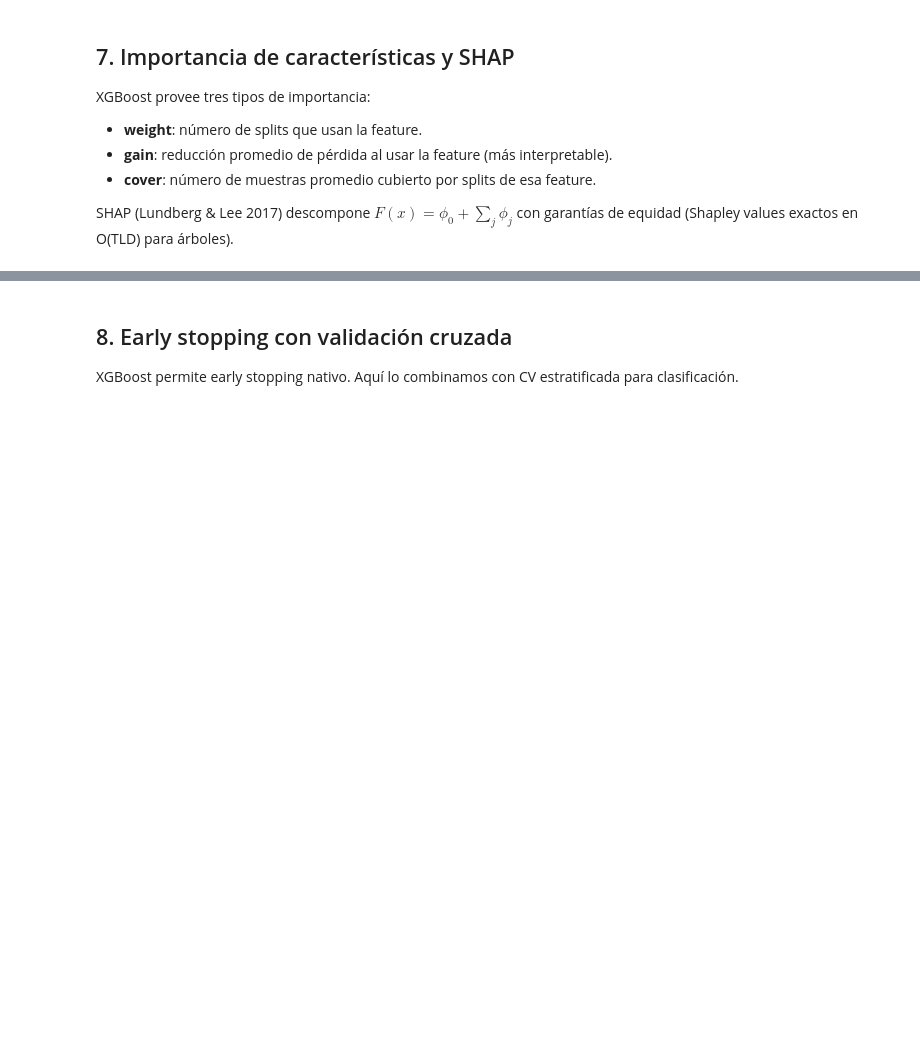
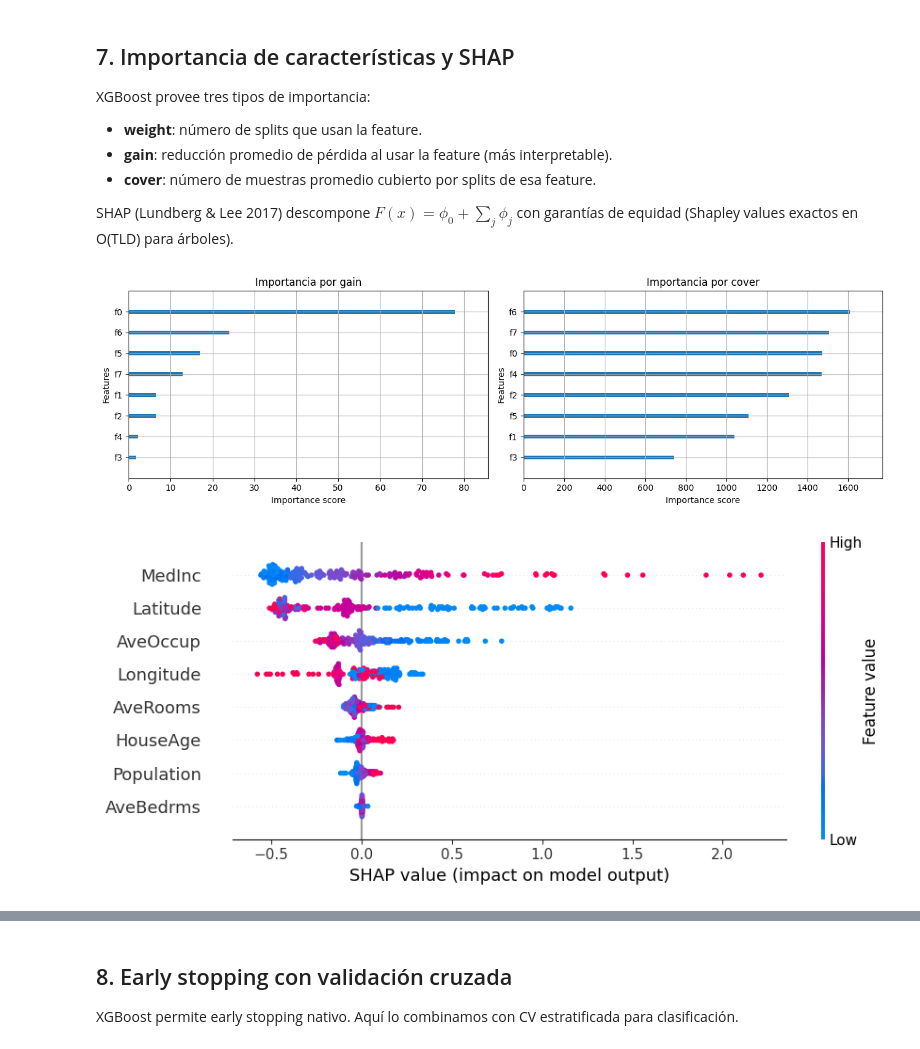
Before and after one commit to pikey-msc/AprendizMaquina, a Jupyter notebook: 2026-2/XGBoost_GBM.ipynb, the cells around one changed output, grey strips where cells are left out. Saved outputs shown, nothing was run; the diff lists cells and outputs as text; code cells hidden in the pictures; blank space fills up the shorter version.

```diff
--- a/2026-2/XGBoost_GBM.ipynb
+++ b/2026-2/XGBoost_GBM.ipynb
@@ -149,7 +149,7 @@ from sklearn.ensemble import GradientBoostingRegressor
 warnings.filterwarnings('ignore')
 
 X,y = fetch_california_housing(return_X_y=True)
-X,y = X[:5000], y[:5000]  # muestra rápida
+X,y = X[:500], y[:500]  # muestra rápida
 Xtr,Xte,ytr,yte = train_test_split(X,y,test_size=.2,random_state=42)
 sc=StandardScaler(); Xtr_s=sc.fit_transform(Xtr); Xte_s=sc.transform(Xte)
 
@@ -159,10 +159,10 @@ def lambda_score(r2_tr, r2_te, alpha=0.5):
 # ── GBM desde cero ──────────────────────────────────────────────
 grid_scratch = [
     {'n_estimators':n,'learning_rate':lr,'max_depth':d,'subsample':s}
-    for n in [50,100,200]
-    for lr in [0.05,0.1]
-    for d in [2,3]
-    for s in [1.0,0.7]
+    for n in [50]
+    for lr in [0.05]
+    for d in [2]
+    for s in [1.0,]
 ]
 rows=[]
 for p in grid_scratch:
@@ -177,9 +184,9 @@ print('=== GBM Scratch — top 5 ==='); print(df_scratch.head())
 # ── sklearn GradientBoostingRegressor ───────────────────────────
 grid_sk = [
     {'n_estimators':n,'learning_rate':lr,'max_depth':d,'subsample':s,'loss':loss}
-    for n in [100,300]
+    for n in [50,100,300]
     for lr in [0.05,0.1]
-    for d in [3,4]
+    for d in [2,3,4]
     for s in [1.0,0.7]
     for loss in ['squared_error','huber']
 ]
@@ -382,31 +513,34 @@ from sklearn.preprocessing import StandardScaler
 if xgb_available:
     from xgboost import XGBRegressor, plot_importance
     X,y=fetch_california_housing(return_X_y=True); X,y=X[:5000],y[:5000]
     fnames=fetch_california_housing().feature_names
     Xtr,Xte,ytr,yte=train_test_split(X,y,test_size=.2,random_state=42)
     sc=StandardScaler(); Xtr_s=sc.fit_transform(Xtr); Xte_s=sc.transform(Xte)
 
     # ganador de grid_xgb (hiperparámetros del top-1)
     best=df_xgb.iloc[0].drop(['R2_train','R2_test','λ']).to_dict()
     best={k:v for k,v in best.items() if k in ['n_estimators','learning_rate','max_depth','subsample','colsample_bytree','reg_lambda','reg_alpha']}
     best['n_estimators']=int(best['n_estimators']); best['max_depth']=int(best['max_depth'])
     m_final=XGBRegressor(**best,tree_method='hist',random_state=42,verbosity=0)
-    m_final.fit(Xtr_s,ytr,feature_names=fnames)
+    m_final.fit(Xtr_s,ytr)
 
     fig,axes=plt.subplots(1,2,figsize=(13,4))
     for ax,imp in zip(axes,['gain','cover']):
         plot_importance(m_final,ax=ax,importance_type=imp,max_num_features=8,
                         title=f'Importancia por {imp}',show_values=False)
     plt.tight_layout(); plt.savefig('feat_importance.png',dpi=100,bbox_inches='tight'); plt.show()
 
     # SHAP (si está instalado)
     try:
         import shap
         explainer=shap.TreeExplainer(m_final)
         sv=explainer.shap_values(Xte_s[:200])
         shap.summary_plot(sv,Xte_s[:200],feature_names=fnames,show=False,plot_size=(9,4))
         plt.tight_layout(); plt.savefig('shap.png',dpi=100,bbox_inches='tight'); plt.show()
         del explainer,sv; gc.collect()
     except ImportError:
         print('pip install shap')
     del m_final; gc.collect()
+# %% [output]
+[figure, added]
+[figure, added]
```
Also changed, not shown: parts of 11 cells of this notebook.
